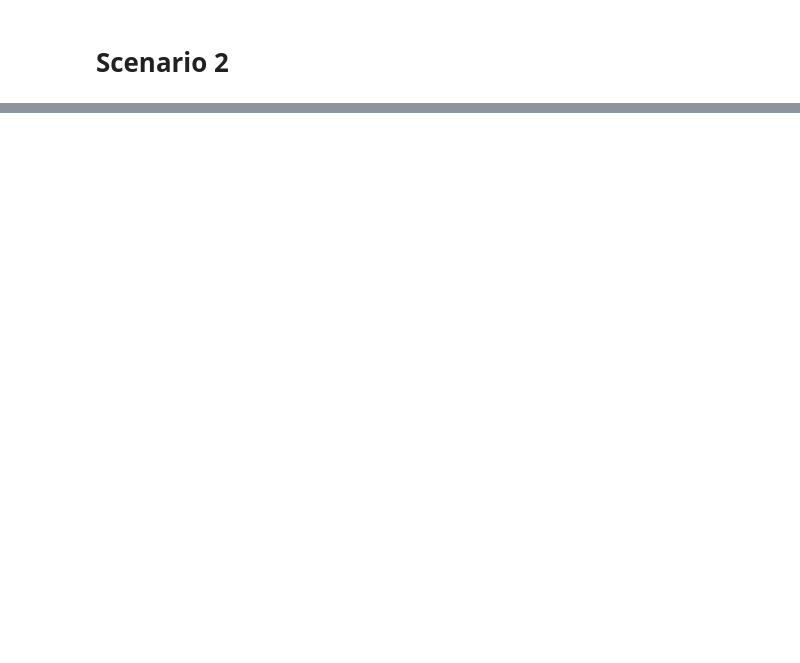
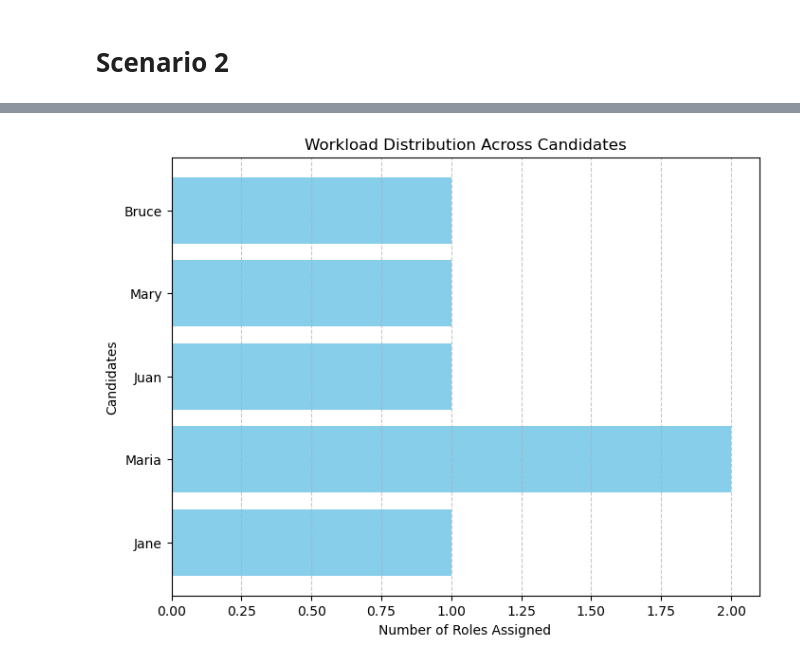
Before and after one commit to Carlos-S320/CSP-for-AI-Hiring, a Jupyter notebook: AI Hiring CSP.ipynb, the cells around one changed output, grey strips where cells are left out. Saved outputs shown, nothing was run; the diff lists cells and outputs as text; code cells hidden in the pictures; blank space fills up the shorter version.

```diff
--- a/AI Hiring CSP.ipynb
+++ b/AI Hiring CSP.ipynb
@@ -186,0 +270,11 @@ Solution 3: {'Database Admin': 'Jane', 'Security Employee (Optional)': 'Maria',
+# %%
+# Define roles, candidates, and their abilities
+roles = ["Python Programmer", "AI Engineer", "Web Designer", "Database Admin", "Systems Engineer"]
+candidates = {
+    "Ciara": ["Python"],
+    "Peter": ["Python", "AI"],
+    "Juan": ["Web", "Systems", "AI"],
+    "Jane": ["Python", "Database"],
+    "Bruce": ["Systems", "Python"],
+    "Maria": ["AI", "Security"],
+}
@@ -186,0 +357,83 @@ Solution 3: {'Database Admin': 'Jane', 'Security Employee (Optional)': 'Maria',
+# %%
+import tkinter as tk
+from tkinter import ttk
+import matplotlib.pyplot as plt
+from collections import Counter
+from ortools.sat.python import cp_model
+
+# Interactive visualization function
+def plot_solution(solution):
+    """Plot a bar chart for a selected solution."""
+    role_counts = Counter(candidate for role, candidate in solution.items())
+
+    # Create bar chart
+    plt.figure(figsize=(8, 6))
+    plt.barh(list(role_counts.keys()), list(role_counts.values()), color='skyblue')
+    plt.xlabel('Number of Roles Assigned')
+    plt.ylabel('Candidates')
+    plt.title('Workload Distribution Across Candidates')
+    plt.grid(axis='x', linestyle='--', alpha=0.7)
+    plt.show()
+
+# GUI for exploring alternate scenarios
+def create_gui():
+    """Create a GUI for scenario exploration."""
+    def display_solution(selected_solution_index):
+        """Display and plot the selected solution."""
+        selected_solution = solutions[selected_solution_index]
+        solution_display.delete(1.0, tk.END)
+        solution_display.insert(tk.END, f"Solution {selected_solution_index + 1}:\n")
+        for role, candidate in selected_solution.items():
+            solution_display.insert(tk.END, f"{role}: {candidate}\n")
+        plot_solution(selected_solution)
+
+    # Initialize GUI window
+    root = tk.Tk()
+    root.title("CSP Scenario Explorer")
+
+    # Dropdown to select solutions
+    ttk.Label(root, text="Select a Solution:").grid(row=0, column=0, padx=10, pady=10)
+    solution_var = tk.IntVar(value=0)
+    solution_dropdown = ttk.Combobox(
+        root,
+        textvariable=solution_var,
+        values=list(range(1, len(solutions) + 1))
+    )
+    solution_dropdown.grid(row=0, column=1, padx=10, pady=10)
+    solution_dropdown.current(0)
+
+    # Button to display selected solution
+    display_button = ttk.Button(
+        root,
+        text="Show Solution",
+        command=lambda: display_solution(solution_var.get() - 1)
+    )
+    display_button.grid(row=0, column=2, padx=10, pady=10)
+
+    # Text widget to display solution details
+    solution_display = tk.Text(root, height=10, width=50)
+    solution_display.grid(row=1, column=0, columnspan=3, padx=10, pady=10)
+
+    # Default display of the first solution
+    display_solution(0)
+
+    # Run GUI
+    root.mainloop()
+
+# Rationalizing Visualization Design
+def visualization_rationale():
+    rationale = """
+    The visualization and GUI were designed to enhance user interaction and understanding:
+    - Bar charts were chosen for workload distribution as they provide an intuitive comparison across candidates.
+    - Interactive dropdowns allow users to explore different scenarios, enabling decision-makers to evaluate options dynamically.
+    - GUI layout prioritizes simplicity, using clear text displays and straightforward solution navigation.
+    - Theoretical AI Team Role: Our AI team collaborated on this visualization strategy, leveraging expertise in user experience, human-centered design, and data analysis to create tools that align with stakeholder needs.
+    """
+    print(rationale)
+
+# Run the GUI and rationale explanation
+if __name__ == "__main__":
+    create_gui()
+    visualization_rationale()
+# %% [output]
+[figure, added]
```
Also changed, not shown: parts of 34 cells of this notebook.
